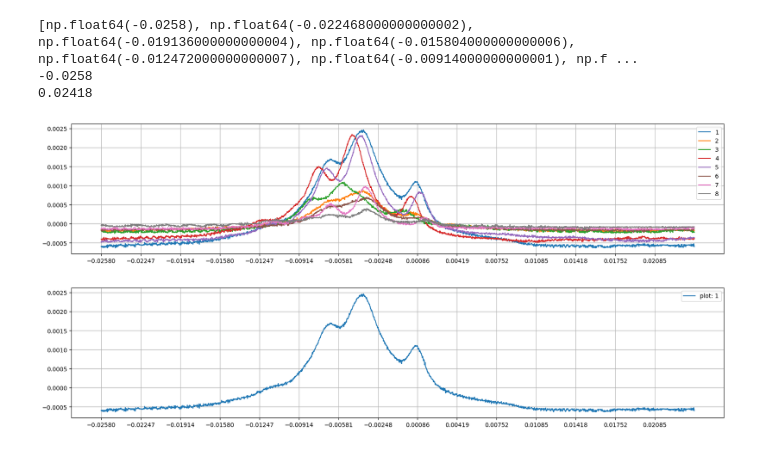
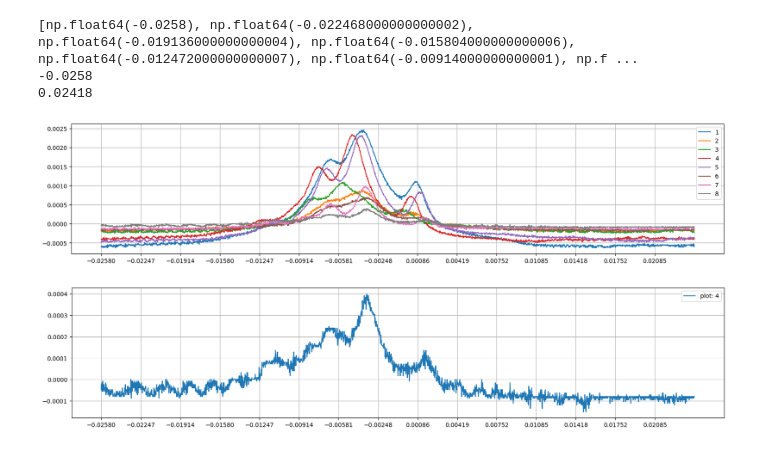
Before and after one commit to TimWiemer/Rubium_Spectroscopy_group_11, a Jupyter notebook: Lorenzfitjes_2.ipynb, the cells around one changed output. Saved outputs shown, nothing was run; the diff lists cells and outputs as text; code cells hidden in the pictures.

```diff
--- a/Lorenzfitjes_2.ipynb
+++ b/Lorenzfitjes_2.ipynb
@@ -217,5 +214,5 @@ plt.show()
 # %%
-data_folder = r"/Users/timwiemer/Desktop/Natuur  en Sterrenkunde/Jaar 1/Rubium_Spectroscopy_group_11/Lambd_dips_8_mesurements_2026_06_15"
+data_folder = r"/Users/timwiemer/Desktop/Natuur  en Sterrenkunde/Jaar 1/Rubium_Spectroscopy_group_11/Data/Lambd_dips_8_mesurements_2026_06_15"
 xjes, ytjes = file_data(data_folder,160)
 # %%
 x_jes_1 = []
@@ -289,35 +286,35 @@ for i in np.arange(x_minna,x_maxxa,(x_maxxa-x_minna)/15):
     x_tikka.append(i)
 print(x_tikka)
 print(min(x_avg_1))
 print(max(x_avg_1))
 plt.figure(figsize=(20,4))
 plt.grid()
 plt.xticks(x_tikka)
 plt.plot(x_avg_1,y_avg_1, label ="1")
 plt.plot(x_avg_2,y_avg_2, label ="2")
 plt.plot(x_avg_3,y_avg_3, label ="3")
 plt.plot(x_avg_4,y_avg_4, label ="4")
 plt.plot(x_avg_5,y_avg_5, label ="5")
 plt.plot(x_avg_6,y_avg_6, label ="6")
 plt.plot(x_avg_7,y_avg_7, label ="7")
 plt.plot(x_avg_8,y_avg_8, label ="8")
 
 plt.legend()
 plt.show()
 
 
 plt.figure(figsize=(20,4))
 plt.grid()
 plt.xticks(x_tikka)
-plt.plot(x_avg_1,y_avg_1, label ="plot: 1")
+plt.plot(x_avg_8,y_avg_8, label ="plot: 4")
 plt.legend()
 plt.show()
 # %% [output]
 [np.float64(-0.0258), np.float64(-0.022468000000000002), np.float64(-0.019136000000000004), np.float64(-0.015804000000000006), np.float64(-0.012472000000000007), np.float64(-0.00914000000000001), np.f ...
 -0.0258
 0.02418
 [figure]
-[figure, old version]
+[figure, new version]
 # %%
 x0_1_list  = [-0.01247, -0.006, -0.003, 0.0086, 0.00752, 0.0005]
 A_1_list   = [-0.00003, 0.0015, 0.0025, 0.0012,-0.0005, 0.004]
```
Also changed, not shown: parts of 5 cells of this notebook.
